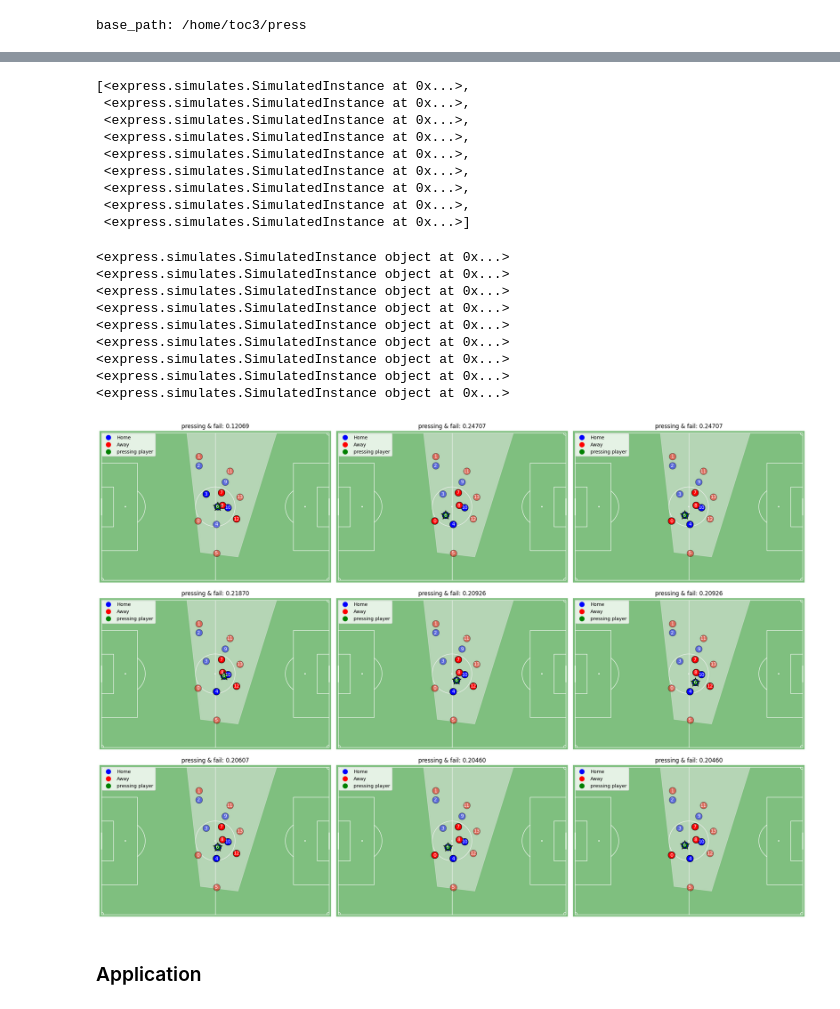
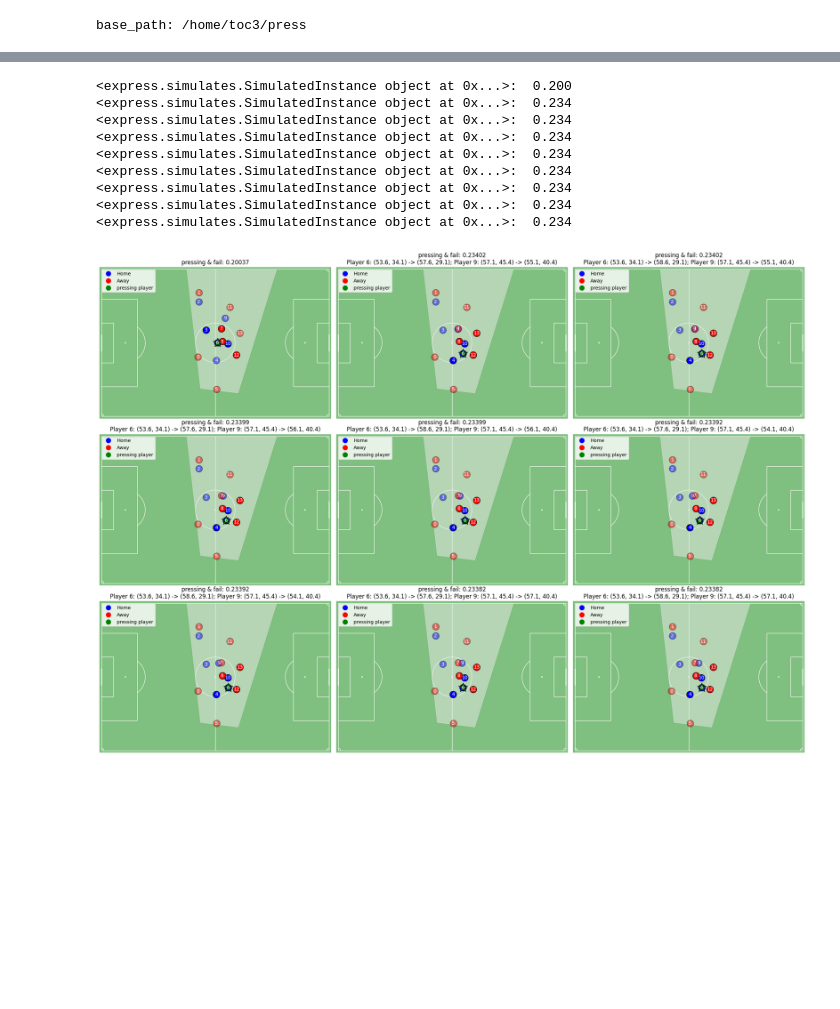
Before and after one commit to leemingo/sr-press, a Jupyter notebook: notebook/5-simulated-pressing-application.ipynb, the cells around one changed output, grey strips where cells are left out. Cells and saved outputs as stored; diff of their text form; code cells hidden in the pictures; blank space fills up the shorter version.

```diff
--- a/notebook/5-simulated-pressing-application.ipynb
+++ b/notebook/5-simulated-pressing-application.ipynb
@@ -69,8 +117,0 @@ component.test(dataset_test)
-# %%
-game_id = 3895202
-action_id = 555
-actions = add_names(test_db.actions(3895202))
-home_team_id, away_team_id = test_db.get_home_away_team_id(game_id = game_id)
-
-prob = component.predict(dataset_test).loc[(game_id, action_id)].iloc[0]
-plot_action(actions.loc[(game_id, action_id)], home_team_id=home_team_id, prob=prob)
@@ -117,25 +151,26 @@ simulated_instances
 # %%
-raw_instance = next((instance for instance in simulated_instances if instance.raw), None)
+raw_instance = next((instance for instance in simulated_instances if instance.is_raw), None)
 if not raw_instance:
     raise ValueError("raw가 True인 인스턴스가 없습니다.")
 
 k = 8
 sorted_instances = sorted(
-    [instance for instance in simulated_instances if not instance.raw],
+    [instance for instance in simulated_instances if not instance.is_raw],
     key=lambda x: x.prob,
     reverse=True
 )
 
 instances = [raw_instance] + sorted_instances[:k]
-instances
+for instance in instances:
+    print(f"{instance}: {instance.prob : .3f}")
 # %% [output]
-[<express.simulates.SimulatedInstance at 0x...>,
- <express.simulates.SimulatedInstance at 0x...>,
- <express.simulates.SimulatedInstance at 0x...>,
- <express.simulates.SimulatedInstance at 0x...>,
- <express.simulates.SimulatedInstance at 0x...>,
- <express.simulates.SimulatedInstance at 0x...>,
- <express.simulates.SimulatedInstance at 0x...>,
- <express.simulates.SimulatedInstance at 0x...>,
- <express.simulates.SimulatedInstance at 0x...>]
+<express.simulates.SimulatedInstance object at 0x...>:  0.200
+<express.simulates.SimulatedInstance object at 0x...>:  0.234
+<express.simulates.SimulatedInstance object at 0x...>:  0.234
+<express.simulates.SimulatedInstance object at 0x...>:  0.234
+<express.simulates.SimulatedInstance object at 0x...>:  0.234
+<express.simulates.SimulatedInstance object at 0x...>:  0.234
+<express.simulates.SimulatedInstance object at 0x...>:  0.234
+<express.simulates.SimulatedInstance object at 0x...>:  0.234
+<express.simulates.SimulatedInstance object at 0x...>:  0.234
 # %%
@@ -170,43 +204,41 @@ def _sb_freeze_frame_to_spadl(freeze_frame,invert: bool = False):
 # %%
 cols = int(k ** 0.5) + 1  # 가로
 rows = (k + cols - 1) // cols  # 세로
 
 fig, axes = plt.subplots(rows, cols, figsize=(7 * cols, 5 * rows))
 axes = axes.flatten()
 
 for i, instance in enumerate(instances):
-    print(instance)
-    action = instance.data # 모든 플레이가 왼쪽에서 오른쪽으로 플레이되므로..다시 원정은 오른쪽으로 변환
-    # action = _fix_direction_of_play(action, home_team_id)
-    # action["freeze_frame_360"] = action.assign(away_idx=(action.team_id != home_team_id)).apply(
-    #     lambda x: _sb_freeze_frame_to_spadl(x.freeze_frame_360, x.away_idx), axis=1
-    # )
+    action = instance.state # 모든 플레이가 왼쪽에서 오른쪽으로 플레이되므로..다시 원정은 오른쪽으로 변환
+
+    # 예측 시 좌표를 left-to-right로 변환했지만, 시각화 단계에서는 home팀은 left->right, away팀은 right->left로 변환해야 함
+    action = _fix_direction_of_play(action, home_team_id)
+    action["freeze_frame_360"] = action.assign(away_idx=(action.team_id != home_team_id)).apply(
+        lambda x: _sb_freeze_frame_to_spadl(x.freeze_frame_360, x.away_idx), axis=1
+    )
     prob = instance.prob
 
     plot_action(
         action= action.squeeze(),
         home_team_id=home_team_id,
         prob=prob,
         ax=axes[i]
     )
 
+    player_ids = instance.simulated_pos
+    if player_ids is not None:
+        simulated_position_lst = []
 
-    # title_prefix = "Raw Data" if (row["dx"] == 0 and row["dy"] == 0) else f"Top {i}"
-    # axes[i].set_title(f"{title_prefix} (prob: {row['probability']:.2f})")
+        for id, (simulated_x, simulated_y) in instance.simulated_pos.items():
+            raw_x, raw_y = freeze_frame_360.loc[id, ['x', 'y']]
+            simulated_pos_str = f"Player {id}: ({raw_x:.1f}, {raw_y:.1f}) -> ({simulated_x:.1f}, {simulated_y:.1f})"
+            simulated_position_lst.append(simulated_pos_str)
 
-# 레이아웃 조정
+        positions_info = '; '.join(simulated_position_lst)
+        title_prefix = f'{action["type_name"].values[0]} & {action["result_name"].values[0]}: {prob:.5f}'
+        axes[i].set_title(f"{title_prefix}\n{positions_info}")
+
 plt.tight_layout()
 plt.show()
 # %% [output]
-<express.simulates.SimulatedInstance object at 0x...>
-<express.simulates.SimulatedInstance object at 0x...>
-<express.simulates.SimulatedInstance object at 0x...>
-<express.simulates.SimulatedInstance object at 0x...>
-<express.simulates.SimulatedInstance object at 0x...>
-<express.simulates.SimulatedInstance object at 0x...>
-<express.simulates.SimulatedInstance object at 0x...>
-<express.simulates.SimulatedInstance object at 0x...>
-<express.simulates.SimulatedInstance object at 0x...>
-[figure, old version]
+[figure, new version]
-# %% [markdown]
-### Application
```
Also changed, not shown: parts of 20 cells of this notebook, 1 other file.
